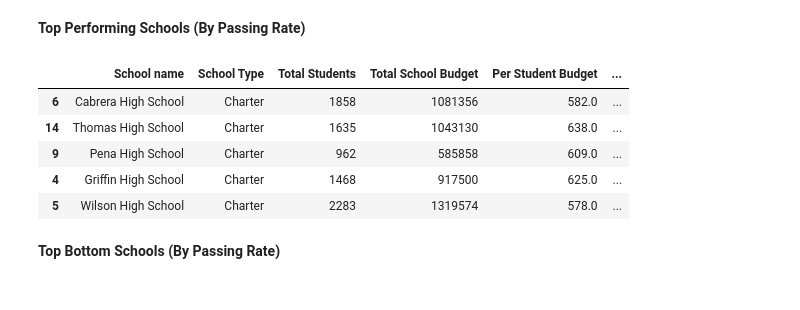
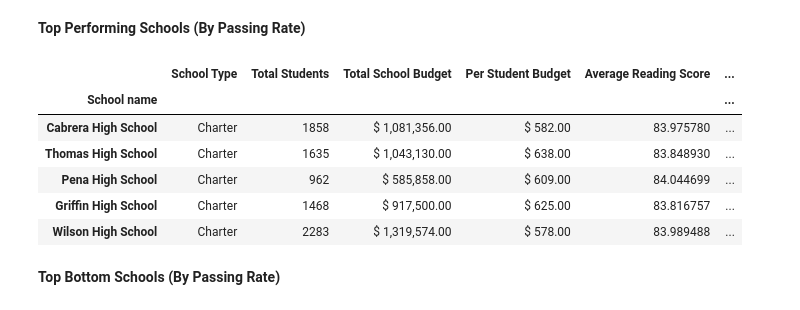
Before and after one commit to Gryazzz/PyCitySchools_Pandas, a Jupyter notebook: Schools.ipynb, the cells around one changed output. Cells and saved outputs as stored; diff of their text form; code cells hidden in the pictures.

```diff
--- a/Schools.ipynb
+++ b/Schools.ipynb
@@ -114,17 +120,20 @@ distr_answ
 # %% [markdown]
 **Top Performing Schools (By Passing Rate)**
-# %%
-distr_df_new.head(5)
-top_schools = distr_df_new.sort_values('% Overall Passing Rate', ascending=False)
-top5 = top_schools.head(5)
-top5
-# %% [output]
-|  | School name | School Type | Total Students | Total School Budget | Per Student Budget | ... |
-| 6 | Cabrera High School | Charter | 1858 | 1081356 | 582.0 | ... |
-| 14 | Thomas High School | Charter | 1635 | 1043130 | 638.0 | ... |
-| 9 | Pena High School | Charter | 962 | 585858 | 609.0 | ... |
-| 4 | Griffin High School | Charter | 1468 | 917500 | 625.0 | ... |
-| 5 | Wilson High School | Charter | 2283 | 1319574 | 578.0 | ... |
+# %%
+top_schools = distr_df_new.sort_values('% Overall Passing Rate', ascending=False)
+top = top_schools.set_index('School name')
+top['Total School Budget'] = top['Total School Budget'].map("$ {:,.2f}".format)
+top['Per Student Budget'] = top['Per Student Budget'].map("$ {:,.2f}".format)
+top5 = top.head(5)
+top5
+# %% [output]
+|  | School Type | Total Students | Total School Budget | Per Student Budget | Average Reading Score | ... |
+| School name |  |  |  |  |  | ... |
+| Cabrera High School | Charter | 1858 | $ 1,081,356.00 | $ 582.00 | 83.975780 | ... |
+| Thomas High School | Charter | 1635 | $ 1,043,130.00 | $ 638.00 | 83.848930 | ... |
+| Pena High School | Charter | 962 | $ 585,858.00 | $ 609.00 | 84.044699 | ... |
+| Griffin High School | Charter | 1468 | $ 917,500.00 | $ 625.00 | 83.816757 | ... |
+| Wilson High School | Charter | 2283 | $ 1,319,574.00 | $ 578.00 | 83.989488 | ... |
 # %% [markdown]
 **Top Bottom Schools (By Passing Rate)**
 # %%
```
Also changed, not shown: parts of 17 cells of this notebook.
